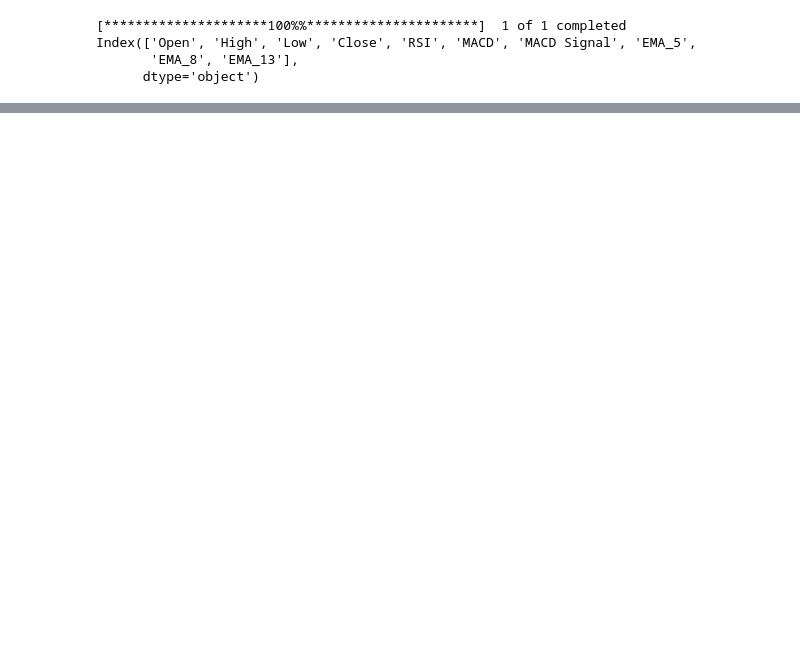
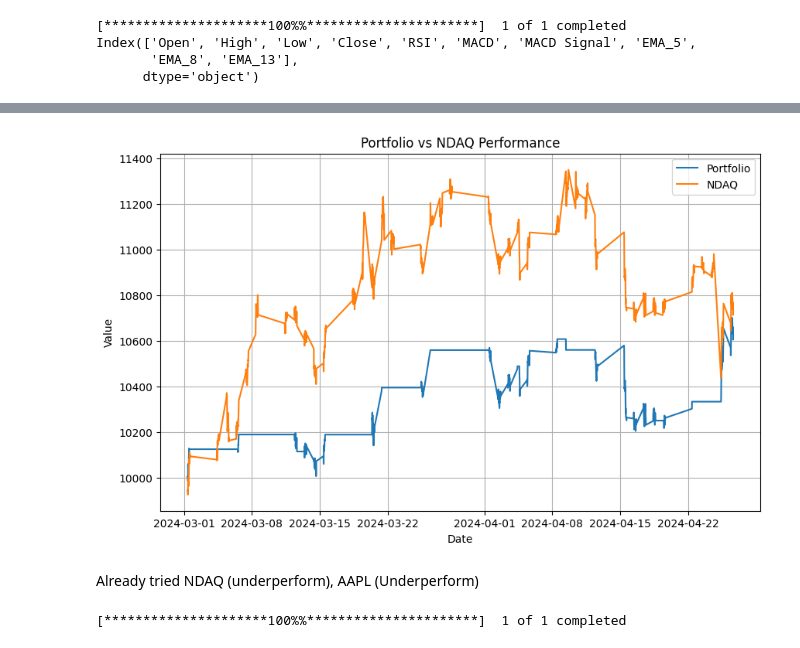
Before and after one commit to jfour1e/Quant-Algo-Trading, a Jupyter notebook: backtesting.ipynb, the cells around one changed output, grey strips where cells are left out. Cells and saved outputs as stored; diff of their text form; code cells hidden in the pictures; blank space fills up the shorter version.

```diff
--- a/backtesting.ipynb
+++ b/backtesting.ipynb
@@ -168,2 +86,28 @@ Datetime
 
 [1040 rows x 3 columns]
+# %%
+Ndaq_data = data['Close']*178.5
+
+plt.figure(figsize=(10, 6))
+plt.plot(portfolio.index, portfolio['Portfolio Value'], label='Portfolio')
+plt.plot(Ndaq_data.index, Ndaq_data, label='NDAQ')
+plt.title('Portfolio vs NDAQ Performance')
+plt.xlabel('Date')
+plt.ylabel('Value')
+plt.legend()
+plt.grid(True)
+plt.show()
+# %% [output]
+[figure, added]
+# %% [markdown]
+Already tried NDAQ (underperform), AAPL (Underperform)
+# %%
+ticker = 'TSLA'
+start_date = (datetime.today() - timedelta(days=59)).strftime('%Y-%m-%d')
+end_date = datetime.today().strftime('%Y-%m-%d')
+
+data = fetch_data(ticker, start_date, end_date)
+
+portfolio = backtest_strategy(data)
+# %% [output]
+[*********************100%%**********************]  1 of 1 completed
```
Also changed, not shown: parts of 8 cells of this notebook.
